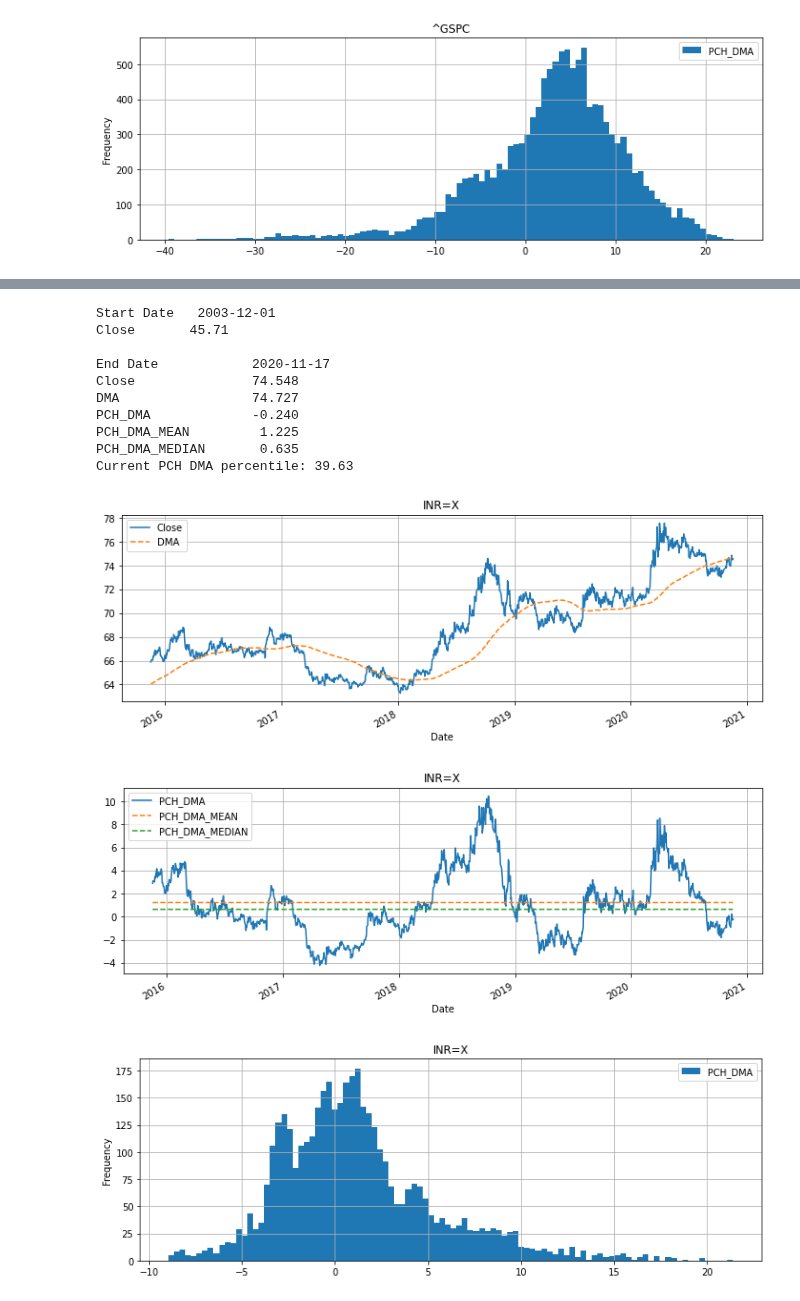
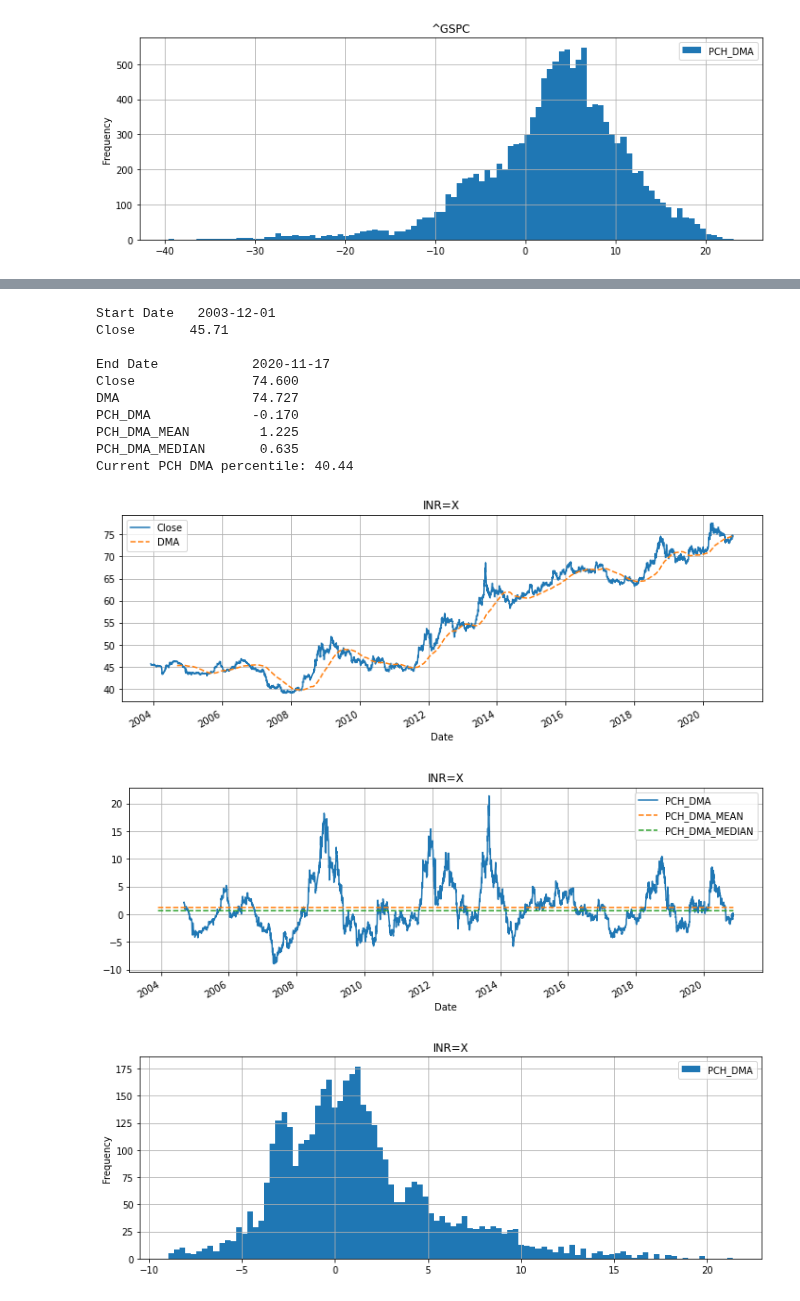
Before and after one commit to bamage00/notebooks, a Jupyter notebook: fin_2.ipynb, the cells around one changed output, grey strips where cells are left out. Cells and saved outputs as stored; diff of their text form; code cells hidden in the pictures.

```diff
--- a/fin_2.ipynb
+++ b/fin_2.ipynb
@@ -106,22 +106,22 @@ Current PCH DMA percentile: 95.03
 # %%
 ticker = 'INR=X'
 df = get_dma_analysis(ticker=ticker)
-plot_dma_analysis(df, start_date=five_years, title=ticker)
+plot_dma_analysis(df, start_date=start_date, title=ticker)
 get_dma_percentile(df)
 plot_dma_hist(df, title=ticker)
 # %% [output]
 Start Date   2003-12-01
 Close       45.71
 
 End Date            2020-11-17
-Close               74.548
+Close               74.600
 DMA                 74.727
-PCH_DMA             -0.240
+PCH_DMA             -0.170
 PCH_DMA_MEAN         1.225
 PCH_DMA_MEDIAN       0.635
-Current PCH DMA percentile: 39.63
+Current PCH DMA percentile: 40.44
-[figure, old version]
+[figure, new version]
-[figure, old version]
+[figure, new version]
 [figure]
 # %%
 ticker = 'XOM'
```
Also changed, not shown: parts of 4 cells of this notebook.
